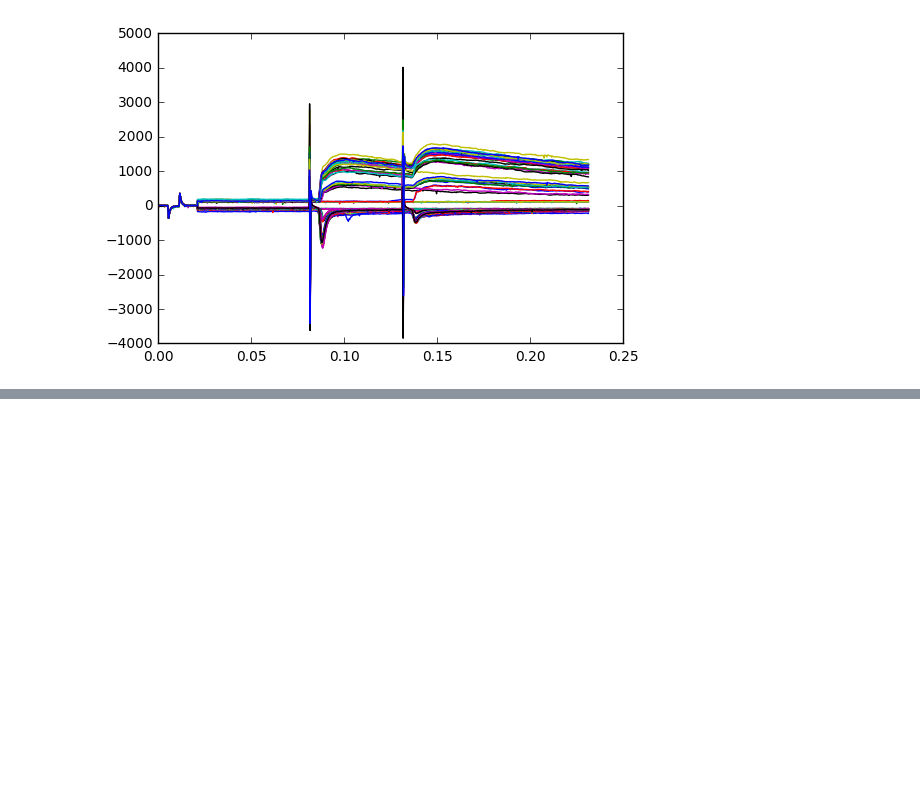
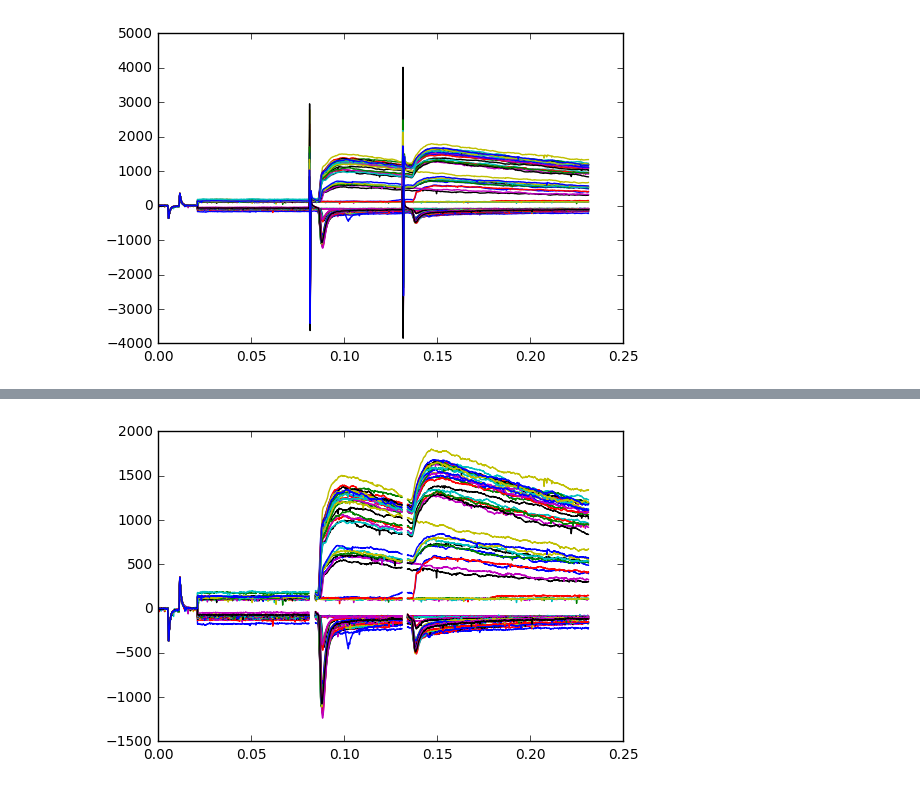
Before and after one commit to yuwie10/ephysAnalysis, a Jupyter notebook: ephysAnalysis.ipynb, the cells around one changed output, grey strips where cells are left out. Drawn from its saved outputs; the diff is of its cells as text; code cells hidden in the pictures; blank space fills up the shorter version.

Commit message:
removed stimulus artifacts

```diff
--- a/ephysAnalysis.ipynb
+++ b/ephysAnalysis.ipynb
@@ -61,10 +61,9 @@ plt.show()
 # %% [output]
 [figure]
 # %%
-#remove stimulus artifacts
+#time points
 
 timeBeginFirstArtifact = 0.081
 timeEndFirstArtifact = 0.0845 #generally 0.0845
-
-firstArtifact = pd.Series(np.arange(0.0810, 0.0846, 0.0001))
-firstArtifact
+timeBegin2Artifact = 0.131
+timeEnd2Artifact = 0.134
@@ -89,5 +69,0 @@ dtype: float64
-# %%
-#how to specify a range without manually entering all the sec (index) values?
-#or write a for loop? but problems with incompatible conditional statements (str vs float)
-wavesToAnalyze.loc[[0.0810], :] = np.nan
-wavesToAnalyze.loc[[0, 0.0810, 0.0811, 0.0812], :]
@@ -135,0 +70,10 @@ wavesToAnalyze.iloc[4005:4024, :]
+# %%
+#remove stimulus artifacts
+
+wavesToAnalyze[timeBeginFirstArtifact:timeEndFirstArtifact] = np.nan
+wavesToAnalyze[timeBegin2Artifact:timeEnd2Artifact] = np.nan
+# %%
+plt.plot(wavesToAnalyze)
+plt.show()
+# %% [output]
+[figure, added]
```
Also changed, not shown: parts of 4 cells of this notebook.
